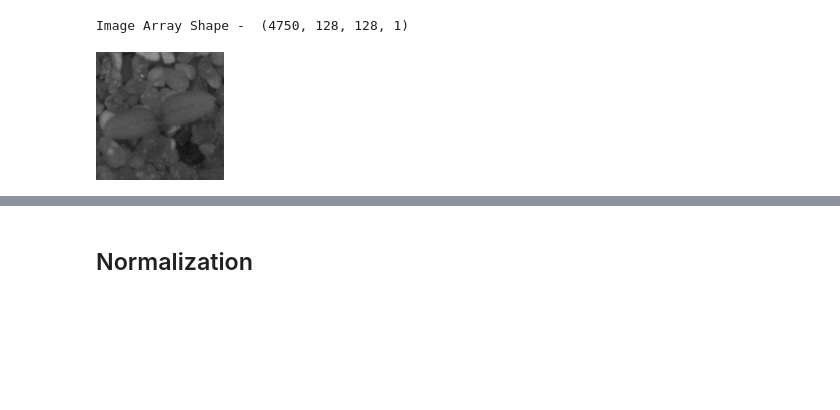
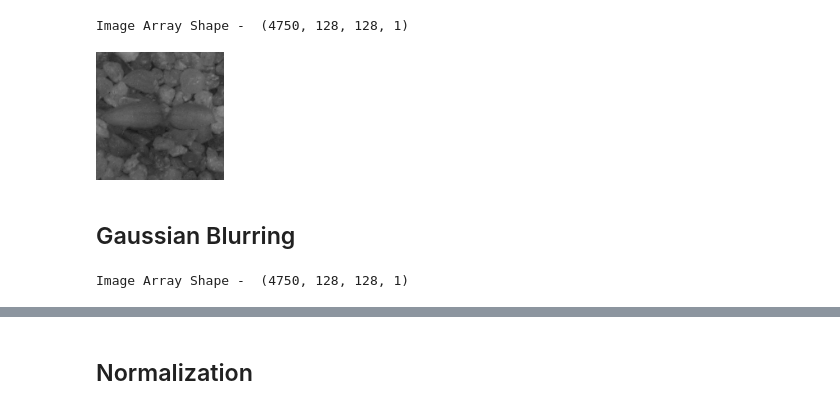
Before and after one commit to mohansameer1983/Plant-Seedlings-Image-Classification-CNN, a Jupyter notebook: Plant_Seedlings_Image_Classification_CNN.ipynb, the cells around one changed output, grey strips where cells are left out. Cells and saved outputs as stored; diff of their text form; code cells hidden in the pictures; blank space fills up the shorter version.

```diff
--- a/Plant_Seedlings_Image_Classification_CNN.ipynb
+++ b/Plant_Seedlings_Image_Classification_CNN.ipynb
@@ -132,6 +132,19 @@ print('Image Array Shape - ', images_gray.shape)
 Image Array Shape -  (4750, 128, 128, 1)
 # %%
 # Visualize image after grayscaling
-cv2_imshow(images_gray[2000])
+cv2_imshow(images_gray[2020])
 # %% [output]
-[figure, old version]
+[figure, new version]
+# %% [markdown]
+## Gaussian Blurring
+# %%
+# Apply Gaussian blurring to all images
+images_blur = np.zeros(images_gray.shape[:-1], dtype=images_gray.dtype)
+for i, img in enumerate(images_gray):
+    images_blur[i] = cv2.GaussianBlur(img, (5, 5), 0)
+
+images_blur = images_blur.reshape(images_blur.shape[0], 128, 128, 1)
+# Shape of blur image dataset
+print('Image Array Shape - ', images_blur.shape)
+# %% [output]
+Image Array Shape -  (4750, 128, 128, 1)
```
Also changed, not shown: parts of 33 cells of this notebook.
